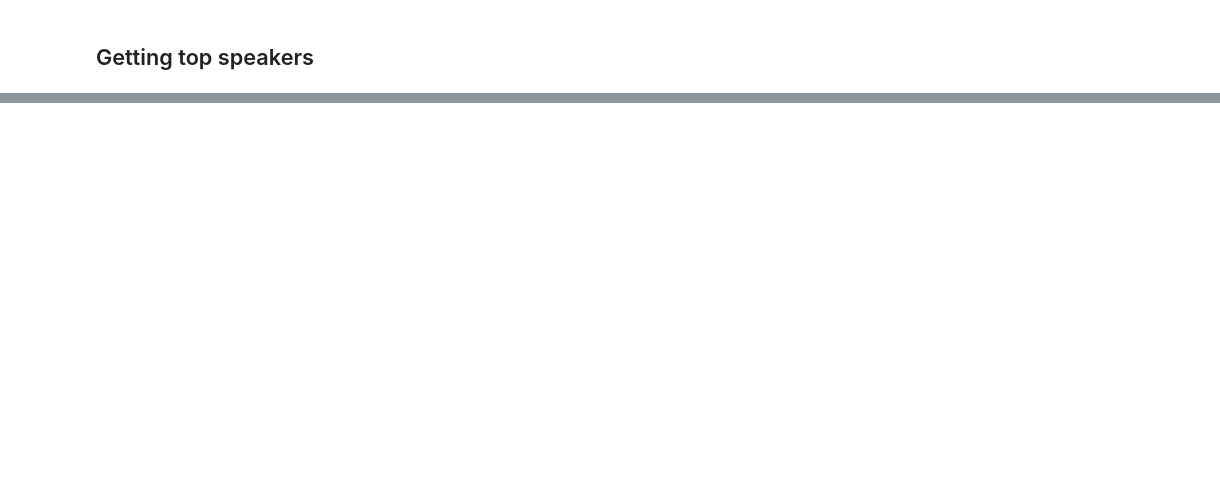
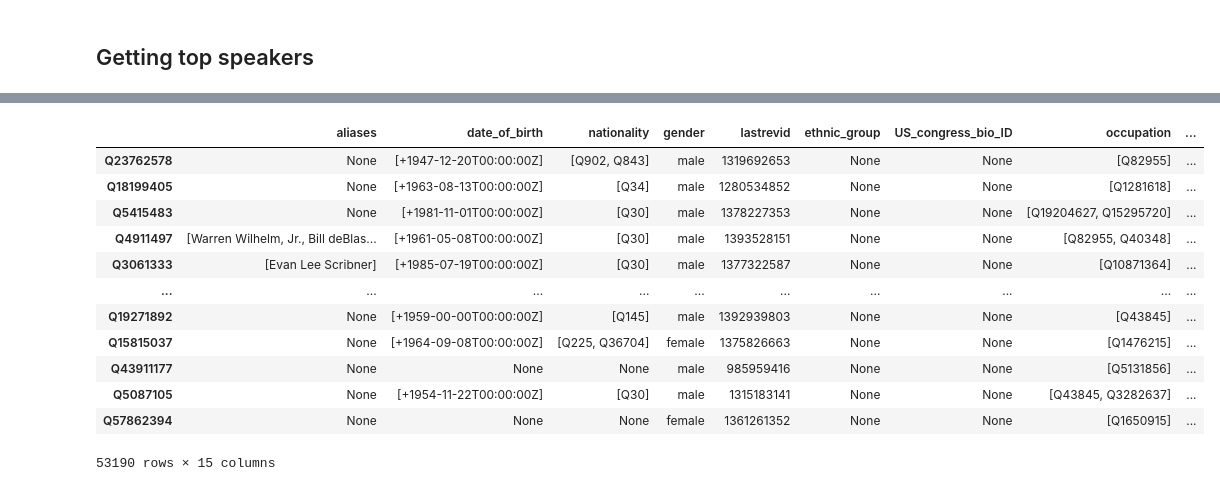
Before and after one commit to epfl-ada/ada-2021-project-hach, a Jupyter notebook: compilation.ipynb, the cells around one changed output, grey strips where cells are left out. Saved outputs shown, nothing was run; the diff lists cells and outputs as text; code cells hidden in the pictures; blank space fills up the shorter version.

```diff
--- a/compilation.ipynb
+++ b/compilation.ipynb
@@ -156,0 +200,2 @@ Name: quoteID, dtype: int64
+# %%
+wiki_speakers = pd.read_pickle('data/wiki_speakers.pkl')
@@ -156,0 +211,2 @@ Name: quoteID, dtype: int64
+# %%
+wiki_labels = pd.read_csv('data/wikidata_labels_descriptions_quotebank.csv.bz2', compression='bz2', index_col='QID')
@@ -156,0 +232,29 @@ Name: quoteID, dtype: int64
+# %%
+# get the gender of the speaker
+def get_gender(speaker, genders = {}):
+    if speaker.gender is not None:
+        gender_id = speaker.gender[0]
+        if gender_id in genders:
+            speaker.gender = genders[gender_id]
+        else:
+            gender = wiki_labels.loc[gender_id]['Label']
+            speaker.gender = gender
+            genders[gender_id] = gender
+
+    return speaker
+# %%
+wiki_speakers.apply(get_gender, axis=1)
+# %% [output]
+|  | aliases | date_of_birth | nationality | gender | lastrevid | ethnic_group | US_congress_bio_ID | occupation | ... |
+| Q23762578 | None | [+1947-12-20T00:00:00Z] | [Q902, Q843] | male | 1319692653 | None | None | [Q82955] | ... |
+| Q18199405 | None | [+1963-08-13T00:00:00Z] | [Q34] | male | 1280534852 | None | None | [Q1281618] | ... |
+| Q5415483 | None | [+1981-11-01T00:00:00Z] | [Q30] | male | 1378227353 | None | None | [Q19204627, Q15295720] | ... |
+| Q4911497 | [Warren Wilhelm, Jr., Bill deBlas... | [+1961-05-08T00:00:00Z] | [Q30] | male | 1393528151 | None | None | [Q82955, Q40348] | ... |
+| Q3061333 | [Evan Lee Scribner] | [+1985-07-19T00:00:00Z] | [Q30] | male | 1377322587 | None | None | [Q10871364] | ... |
+| ... | ... | ... | ... | ... | ... | ... | ... | ... | ... |
+| Q19271892 | None | [+1959-00-00T00:00:00Z] | [Q145] | male | 1392939803 | None | None | [Q43845] | ... |
+| Q15815037 | None | [+1964-09-08T00:00:00Z] | [Q225, Q36704] | female | 1375826663 | None | None | [Q1476215] | ... |
+| Q43911177 | None | None | None | male | 985959416 | None | None | [Q5131856] | ... |
+| Q5087105 | None | [+1954-11-22T00:00:00Z] | [Q30] | male | 1315183141 | None | None | [Q43845, Q3282637] | ... |
+| Q57862394 | None | None | None | female | 1361261352 | None | None | [Q1650915] | ... |
+53190 rows × 15 columns
```
Also changed, not shown: parts of 31 cells of this notebook, 2 other files.
